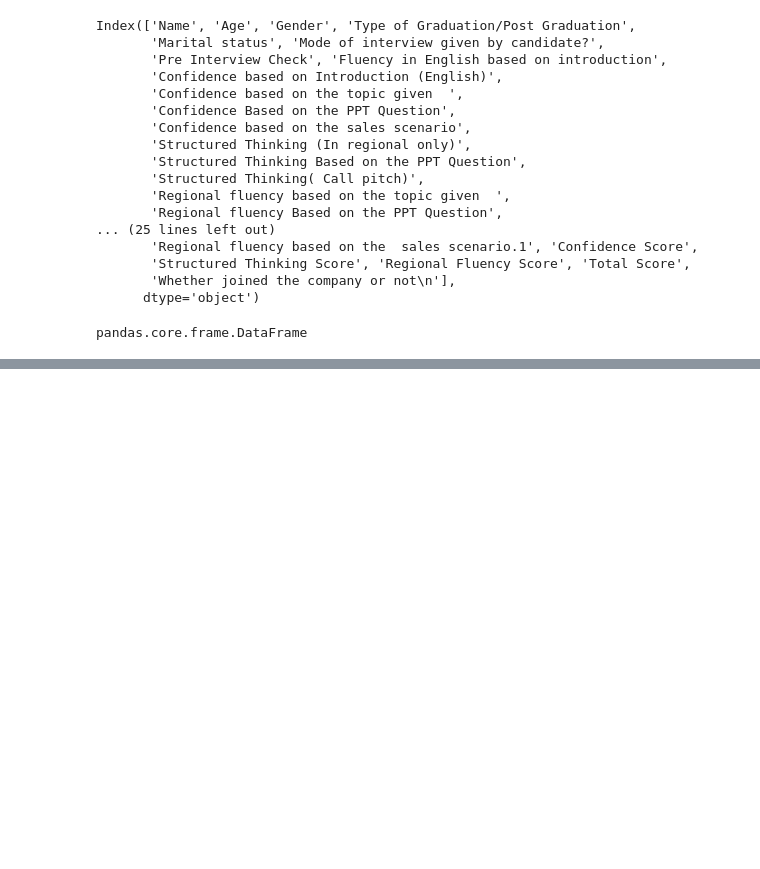
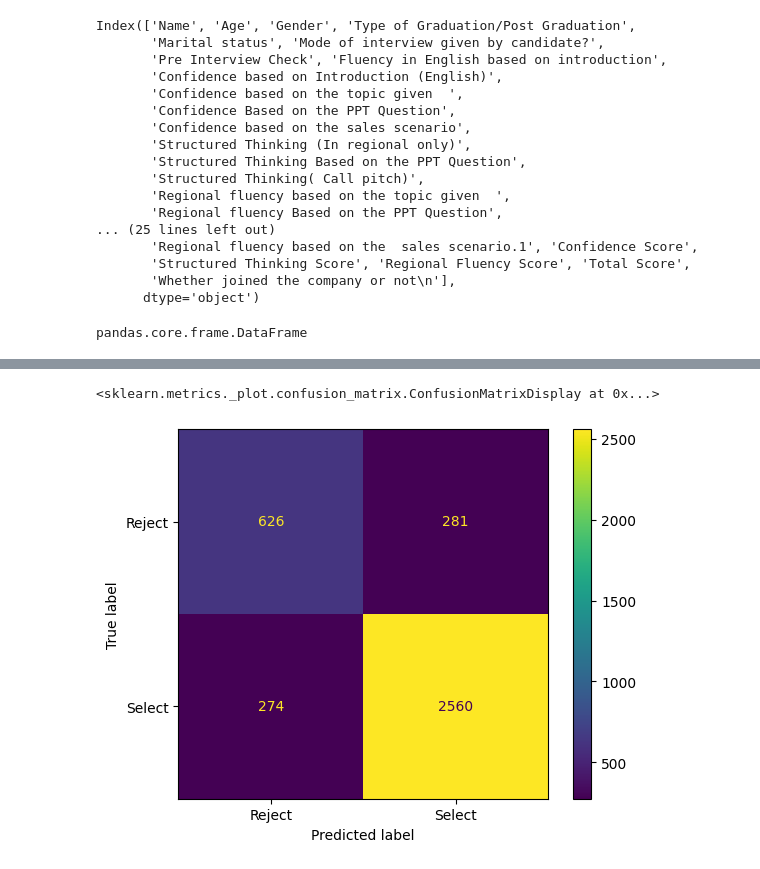
Before and after one commit to PrabhjeeSingh/MLInterview-Selection-Project, a Jupyter notebook: main.ipynb, the cells around one changed output, grey strips where cells are left out. Cells and saved outputs as stored; diff of their text form; code cells hidden in the pictures; blank space fills up the shorter version.

```diff
--- a/main.ipynb
+++ b/main.ipynb
@@ -114,0 +328,9 @@ data_df.head()
+# %%
+
+from sklearn.naive_bayes import GaussianNB
+
+nb= GaussianNB()
+nb.fit(X_train,y_train)
+y_predict = nb.predict(X_test)
+
+print (classification_report(y_test, y_predict))
@@ -114,0 +346,6 @@ data_df.head()
+# %%
+model_svm = SVC(kernel='poly', C=0.1, gamma=1)
+# %%
+
+# model_svm.fit(X_train, y_train).values.ravel()
+model_svm.fit(X_train[:14000], y_train[:14000].values.ravel())
@@ -114,0 +354,4 @@ data_df.head()
+# %%
+y_predict=model_svm.predict(X_test)
+print(f'classification_report for C = 1')
+print (classification_report(y_test, y_predict))
@@ -114,0 +368,5 @@ data_df.head()
+# %%
+ConfusionMatrixDisplay.from_predictions(y_test, y_predict)
+# %% [output]
+<sklearn.metrics._plot.confusion_matrix.ConfusionMatrixDisplay at 0x...>
+[figure, added]
```
Also changed, not shown: parts of 34 cells of this notebook, 1 other file.
